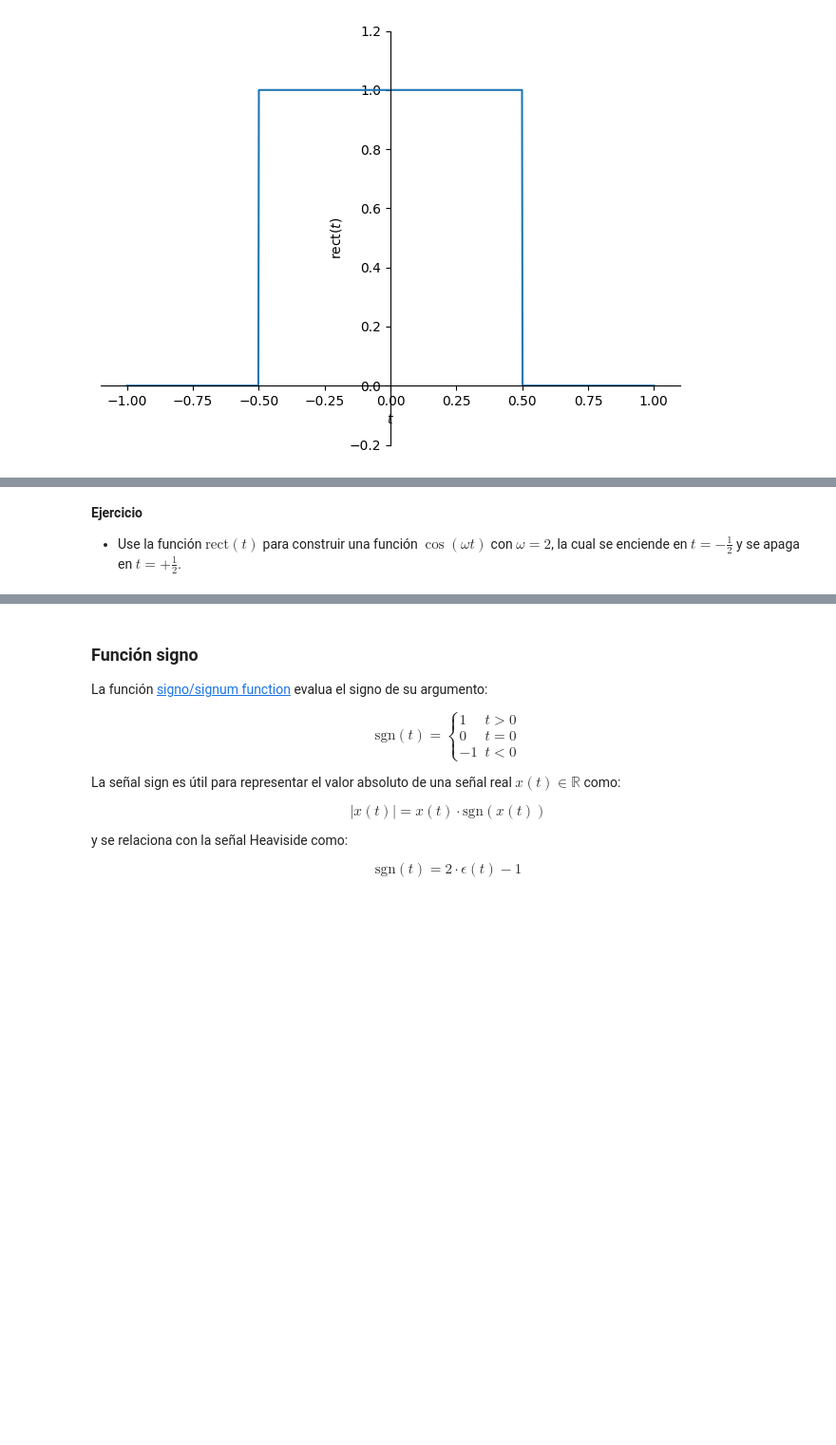
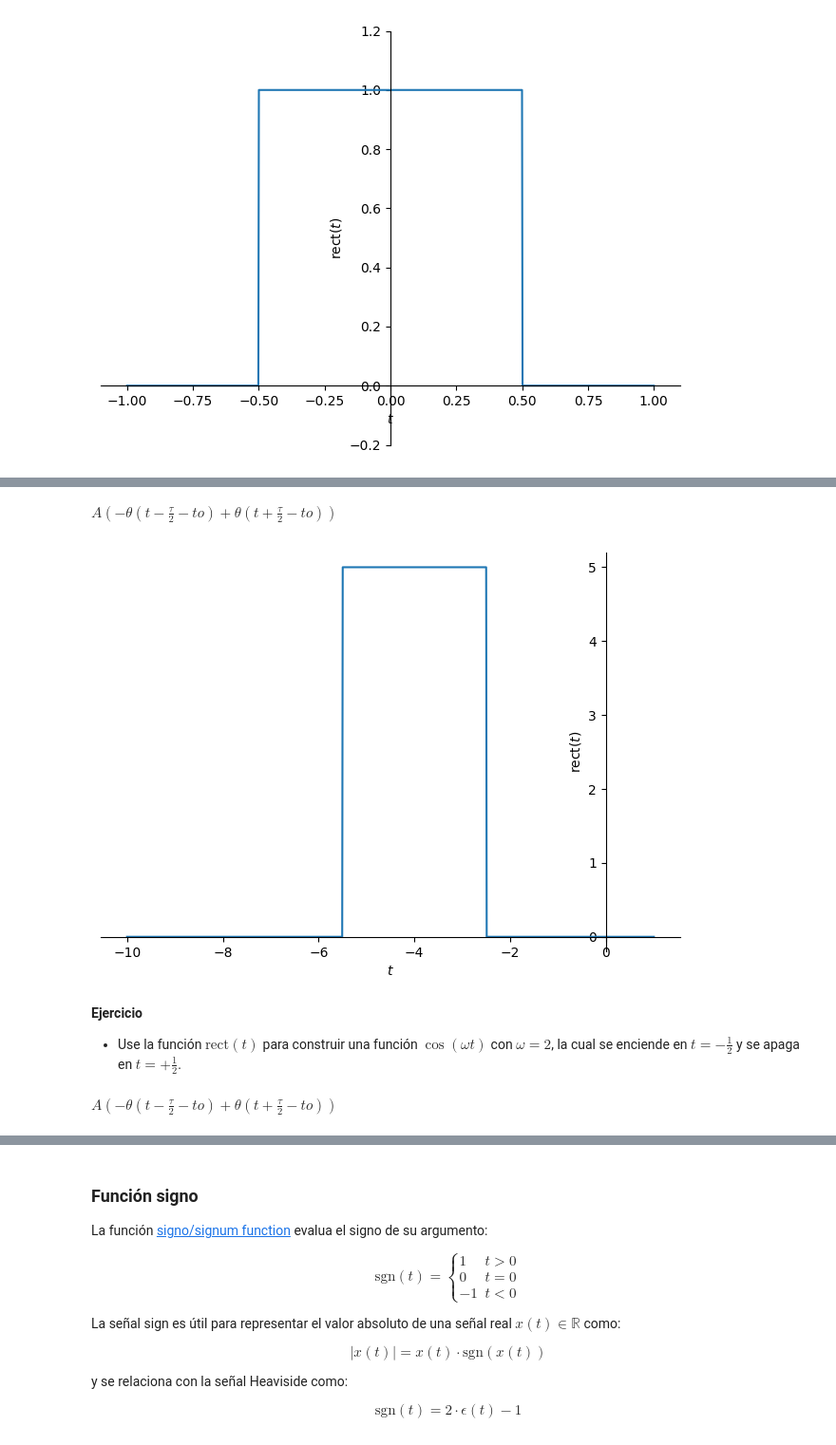
Before and after one commit to orodriguezq/orodriguezq-Senales_Y_Sistemas, a Jupyter notebook: Copia_de_S_estandar.ipynb, the cells around one changed output, grey strips where cells are left out. Shown: that part at 95% size. Drawn from its saved outputs; the diff is of its cells as text; code cells hidden in the pictures; blank space fills up the shorter version.

```diff
--- a/Copia_de_S_estandar.ipynb
+++ b/Copia_de_S_estandar.ipynb
@@ -262,4 +299,27 @@ sym.plot(rect(t), (t, -1, 1), ylim=[-0.2, 1.2], ylabel=r'rect$(t)$');
+# %%
+t, tau, to, A = sym.symbols('t tau to A', real=True)
+u1 = sym.Heaviside(t-(to-tau/2))
+u2 = sym.Heaviside(t-(to+tau/2))
+rect_ = A*(u1-u2)
+rect_
+# %% [output]
+$\displaystyle A \left(- \theta\left(t - \frac{\tau}{2} - to\right) + \theta\left(t + \frac{\tau}{2} - to\right)\right)$
+# %%
+y = rect_.subs({A:5, to:-4, tau:3})
+sym.plot(y, (t, 1, -10), ylim=[-0.2, 5.2], ylabel=r'rect$(t)$');
+# %% [output]
+[figure, added]
 # %% [markdown]
 **Ejercicio**
 
 * Use la función $\text{rect}(t)$ para construir una función $\cos(\omega t)$ con $\omega=2$, la cual se enciende en $t=-\frac{1}{2}$ y se apaga en $t=+\frac{1}{2}$.
+# %%
+t, tau, to, A = sym.symbols('t tau to A', real=True)
+t1 = to-tau/2
+t2 = to+tau/2
+u1 = sym.Heaviside(t-(to-tau/2))
+u2 = sym.Heaviside(t-(to+tau/2))
+rect_ = A*(u1-u2)
+rect_
+# %% [output]
+$\displaystyle A \left(- \theta\left(t - \frac{\tau}{2} - to\right) + \theta\left(t + \frac{\tau}{2} - to\right)\right)$
```
Also changed, not shown: parts of 4 cells of this notebook.
